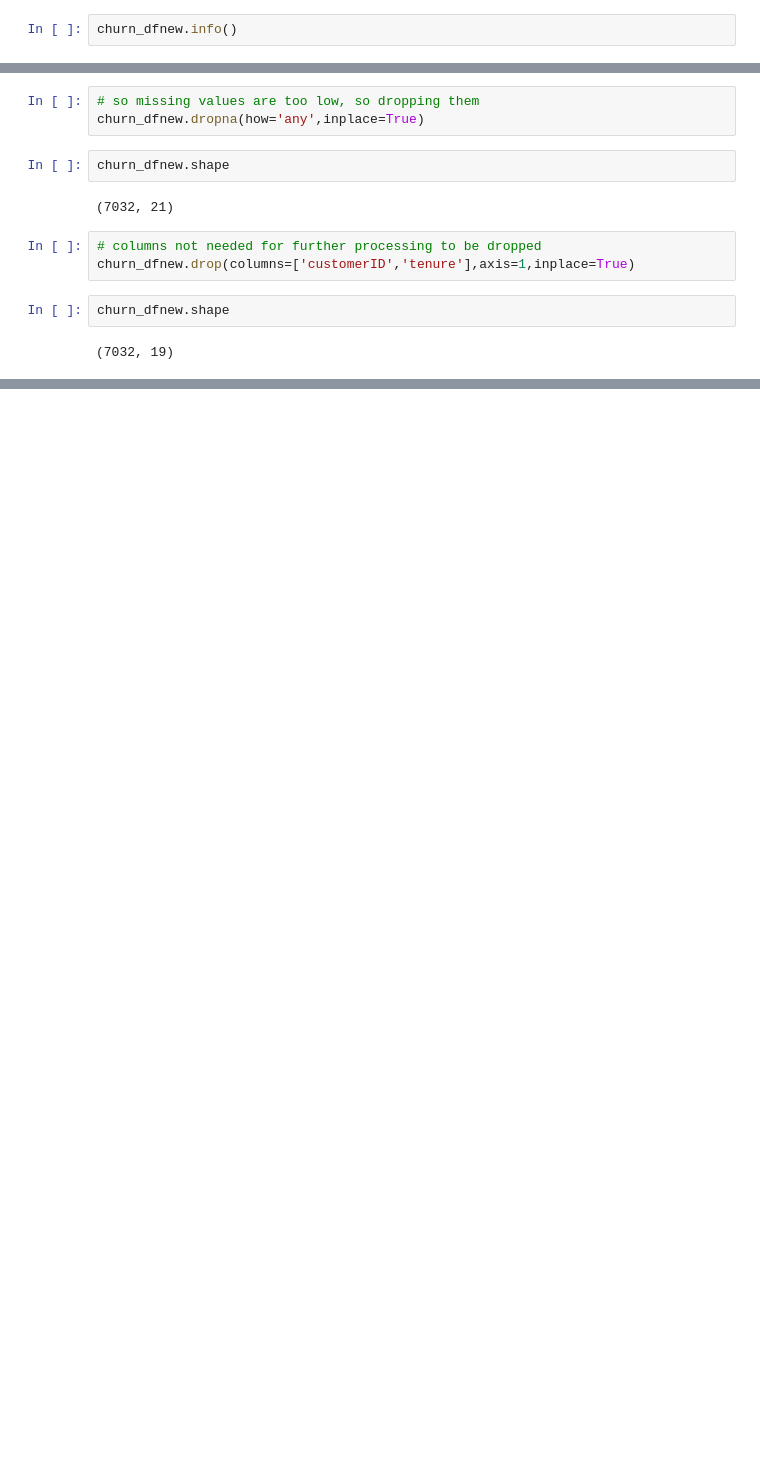
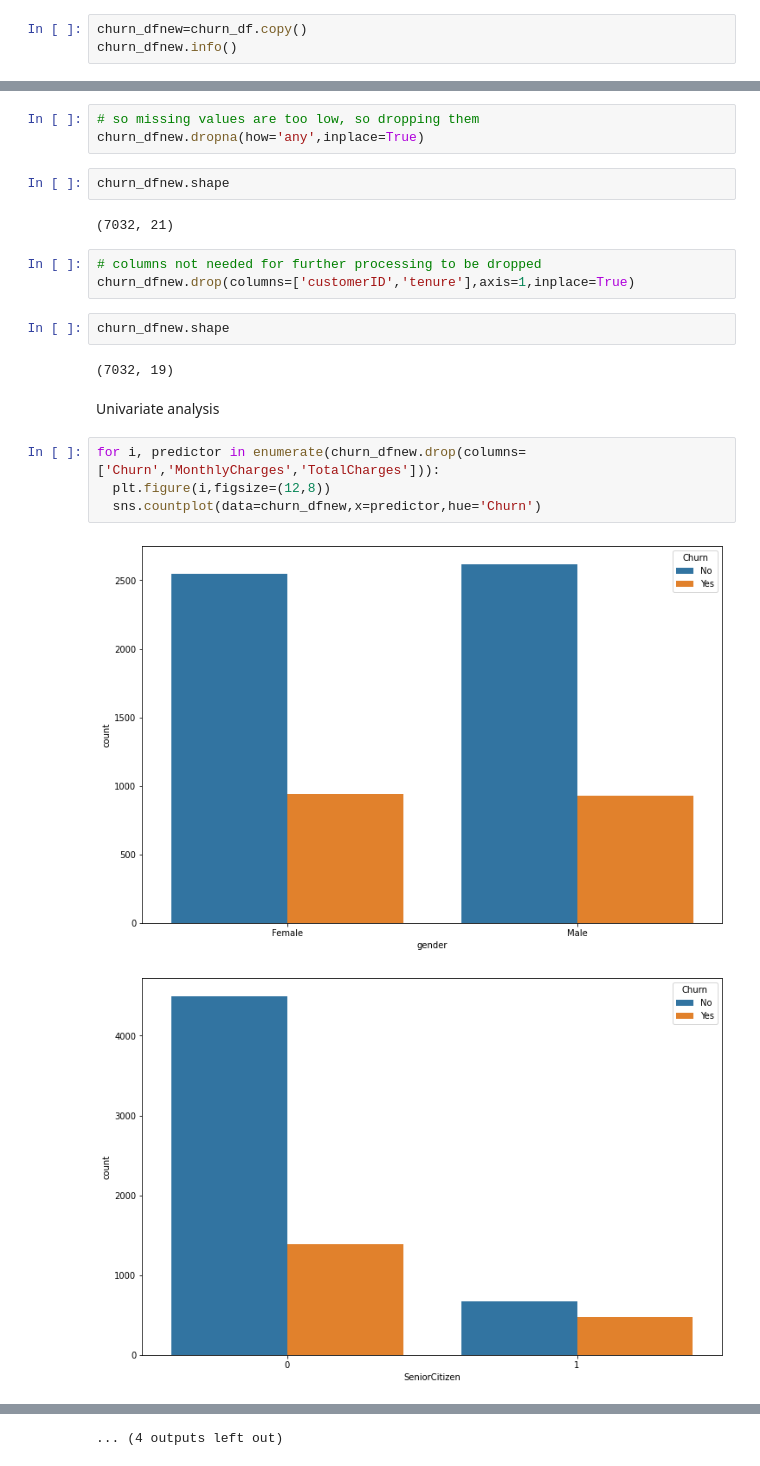
Before and after one commit to 1ntromann/Project, a Jupyter notebook: Data_analysis.ipynb, the cells around one changed output, grey strips where cells are left out. Saved outputs shown, nothing was run; the diff lists cells and outputs as text; blank space fills up the shorter version.

Commit message:
Data cleaning completed

```diff
--- a/Data_analysis.ipynb
+++ b/Data_analysis.ipynb
@@ -89,6 +89,7 @@ Name: Churn, dtype: float64
 # %% [markdown]
 Data scrubbing
 # %%
+churn_dfnew=churn_df.copy()
 churn_dfnew.info()
 # %% [output]
 <class 'pandas.core.frame.DataFrame'>
@@ -161,3 +162,12 @@ churn_dfnew.drop(columns=['customerID','tenure'],axis=1,inplace=True)
 churn_dfnew.shape
 # %% [output]
 (7032, 19)
+# %% [markdown]
+Univariate analysis
+# %%
+for i, predictor in enumerate(churn_dfnew.drop(columns=['Churn','MonthlyCharges','TotalCharges'])):
+  plt.figure(i,figsize=(12,8))
+  sns.countplot(data=churn_dfnew,x=predictor,hue='Churn')
+# %% [output]
+[figure, added]
+[figure, added]
@@ -163,0 +184 @@ churn_dfnew.shape
+... (4 outputs left out)
```
Also changed, not shown: parts of 10 cells of this notebook.
